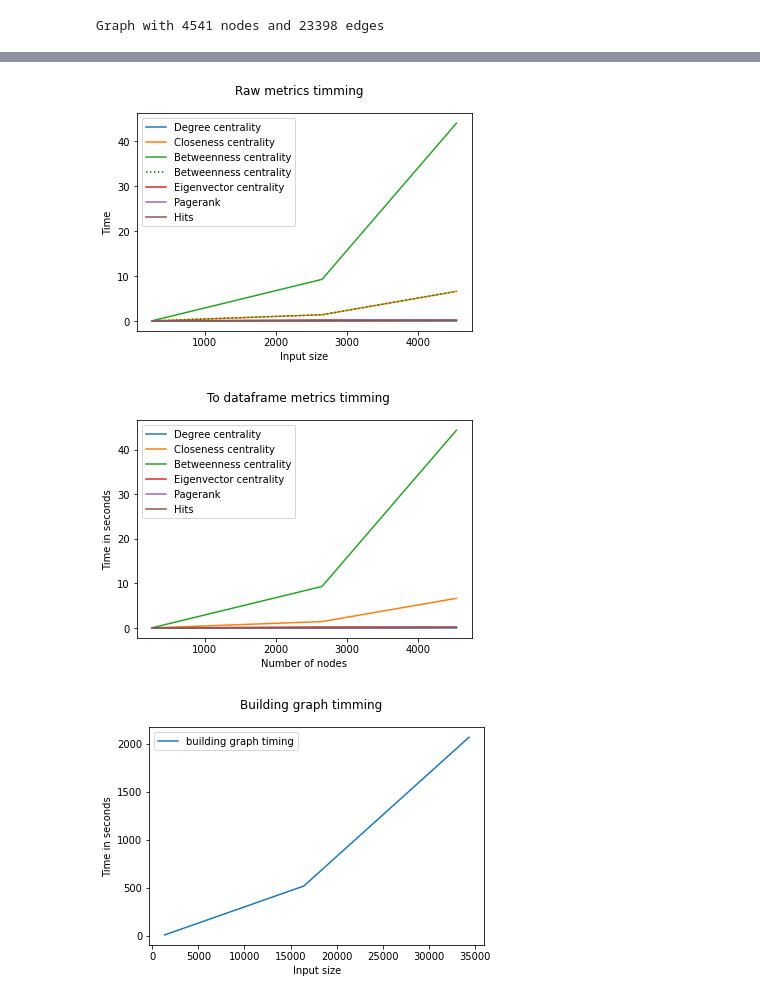
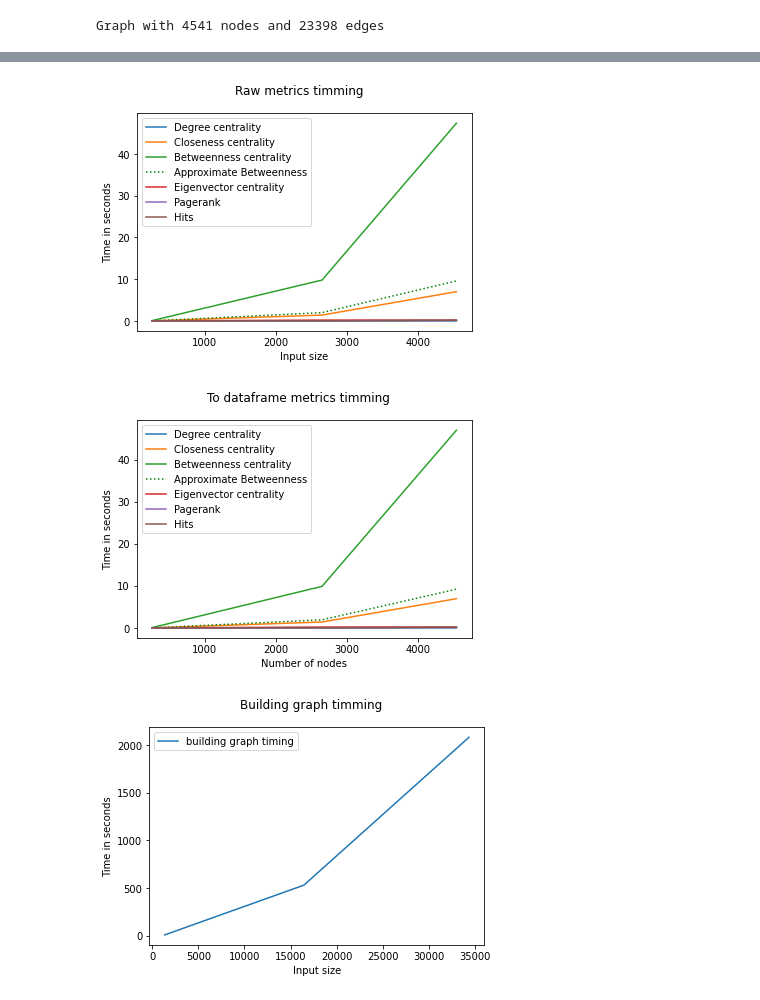
Before and after one commit to fzanart/Socialz, a Jupyter notebook: Metrics_complexity.ipynb, the cells around one changed output, grey strips where cells are left out. Cells and saved outputs as stored; diff of their text form; code cells hidden in the pictures.

Commit message:
Time complexity for graph metrics
- Add approximated betweennes centrality metric.

```diff
--- a/Metrics_complexity.ipynb
+++ b/Metrics_complexity.ipynb
@@ -86,6 +86,10 @@ def raw_centrality_timings(G):
   bc_time = timeit.default_timer() - start_time
 
   start_time = timeit.default_timer()
+  nx.betweenness_centrality(G, k=int(G.number_of_nodes()*0.2))
+  ab_time = timeit.default_timer() - start_time
+
+  start_time = timeit.default_timer()
   nx.eigenvector_centrality(G, tol=1e-04) # add max_iter The default value is 100 cycles.
   ec_time = timeit.default_timer() - start_time
 
@@ -97,7 +101,7 @@ def raw_centrality_timings(G):
   nx.hits(G,max_iter=120)
   ha_time = timeit.default_timer() - start_time
 
-  return [dc_time, cc_time, bc_time, ec_time, pr_time, ha_time]
+  return [dc_time, cc_time, bc_time, ab_time, ec_time, pr_time, ha_time]
 
 def to_df_centrality_timings(G):
 
@@ -114,6 +118,10 @@ def to_df_centrality_timings(G):
   bc_time = timeit.default_timer() - start_time
 
   start_time = timeit.default_timer()
+  centrality_measures_to_df(nx.betweenness_centrality(G, k=int(G.number_of_nodes()*0.2)).items(), 'Approximate Betweenness_centrality')
+  ab_time = timeit.default_timer() - start_time
+
+  start_time = timeit.default_timer()
   centrality_measures_to_df(nx.eigenvector_centrality(G, tol=1e-04).items(), 'Eigenvector_centrality') # add max_iter The default value is 100 cycles.
   ec_time = timeit.default_timer() - start_time
 
@@ -127,7 +135,7 @@ def to_df_centrality_timings(G):
   centrality_measures_to_df(auth.items(), 'Authorities')
   ha_time = timeit.default_timer() - start_time
 
-  return [dc_time, cc_time, bc_time, ec_time, pr_time, ha_time]
+  return [dc_time, cc_time, bc_time, ab_time, ec_time, pr_time, ha_time]
 # %%
 df = pd.read_csv('/content/drive/MyDrive/Socialz/cobol_pullrequests.csv')
 df
@@ -250,14 +264,15 @@ build_graph_timing: [6.2684145489984076, 515.9889404940004, 2066.2925494029987]
 dc_time = [cobol_raw_timings[0],pascal_raw_timings[0],fortran_raw_timings[0]]
 cc_time = [cobol_raw_timings[1],pascal_raw_timings[1],fortran_raw_timings[1]]
 bc_time = [cobol_raw_timings[2],pascal_raw_timings[2],fortran_raw_timings[2]]
-ec_time = [cobol_raw_timings[3],pascal_raw_timings[3],fortran_raw_timings[3]]
-pr_time = [cobol_raw_timings[4],pascal_raw_timings[4],fortran_raw_timings[4]]
-ha_time = [cobol_raw_timings[5],pascal_raw_timings[5],fortran_raw_timings[5]]
+ab_time = [cobol_raw_timings[3],pascal_raw_timings[3],fortran_raw_timings[3]]
+ec_time = [cobol_raw_timings[4],pascal_raw_timings[4],fortran_raw_timings[4]]
+pr_time = [cobol_raw_timings[5],pascal_raw_timings[5],fortran_raw_timings[5]]
+ha_time = [cobol_raw_timings[6],pascal_raw_timings[6],fortran_raw_timings[6]]
 
 plt.plot(number_of_nodes, dc_time, label='Degree centrality')
 plt.plot(number_of_nodes, cc_time, label='Closeness centrality')
 plt.plot(number_of_nodes, bc_time, label='Betweenness centrality')
-plt.plot(number_of_nodes, cc_time, c='green', ls=':', label='Betweenness centrality')
+plt.plot(number_of_nodes, ab_time, c='green', ls=':', label='Approximate Betweenness')
 plt.plot(number_of_nodes, ec_time, label='Eigenvector centrality')
 plt.plot(number_of_nodes, pr_time, label='Pagerank')
 plt.plot(number_of_nodes, ha_time, label='Hits')
@@ -268,29 +283,31 @@ plt.xlabel('Input size')
 plt.ylabel('Time in seconds')
 plt.show()
 # %% [output]
-[figure, old version]
+[figure, new version]
 # %%
 dc_time = [cobol_to_df_timings[0],pascal_to_df_timings[0],fortran_to_df_timings[0]]
 cc_time = [cobol_to_df_timings[1],pascal_to_df_timings[1],fortran_to_df_timings[1]]
 bc_time = [cobol_to_df_timings[2],pascal_to_df_timings[2],fortran_to_df_timings[2]]
-ec_time = [cobol_to_df_timings[3],pascal_to_df_timings[3],fortran_to_df_timings[3]]
-pr_time = [cobol_to_df_timings[4],pascal_to_df_timings[4],fortran_to_df_timings[4]]
-ha_time = [cobol_to_df_timings[5],pascal_to_df_timings[5],fortran_to_df_timings[5]]
+ab_time = [cobol_to_df_timings[3],pascal_to_df_timings[3],fortran_to_df_timings[3]]
+ec_time = [cobol_to_df_timings[4],pascal_to_df_timings[4],fortran_to_df_timings[4]]
+pr_time = [cobol_to_df_timings[5],pascal_to_df_timings[5],fortran_to_df_timings[5]]
+ha_time = [cobol_to_df_timings[6],pascal_to_df_timings[6],fortran_to_df_timings[6]]
 
 plt.plot(number_of_nodes, dc_time, label='Degree centrality')
 plt.plot(number_of_nodes, cc_time, label='Closeness centrality')
 plt.plot(number_of_nodes, bc_time, label='Betweenness centrality')
+plt.plot(number_of_nodes, ab_time, c='green', ls=':', label='Approximate Betweenness')
 plt.plot(number_of_nodes, ec_time, label='Eigenvector centrality')
 plt.plot(number_of_nodes, pr_time, label='Pagerank')
 plt.plot(number_of_nodes, ha_time, label='Hits')
 
 plt.legend()
 plt.suptitle('To dataframe metrics timming')
 plt.xlabel('Number of nodes')
 plt.ylabel('Time in seconds')
 plt.show()
 # %% [output]
-[figure, old version]
+[figure, new version]
 # %%
 plt.plot(input_size, build_graph_timing, label='building graph timing')
 
```
Also changed, not shown: parts of 1 cell of this notebook.
